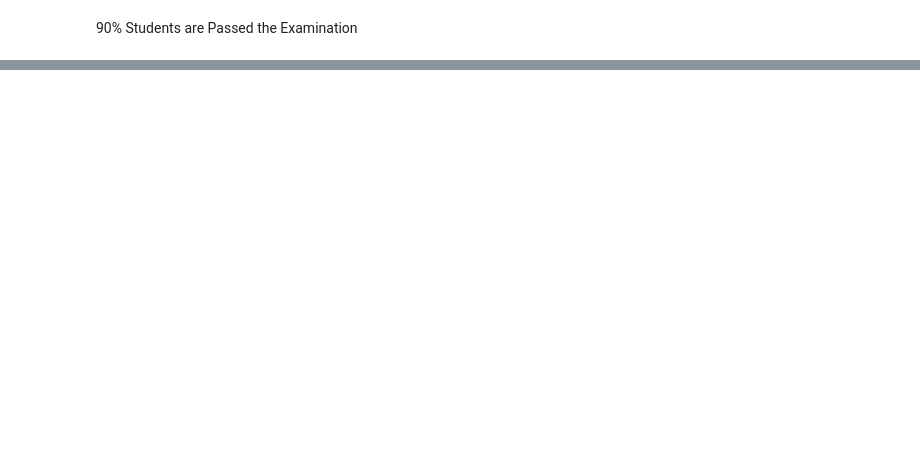
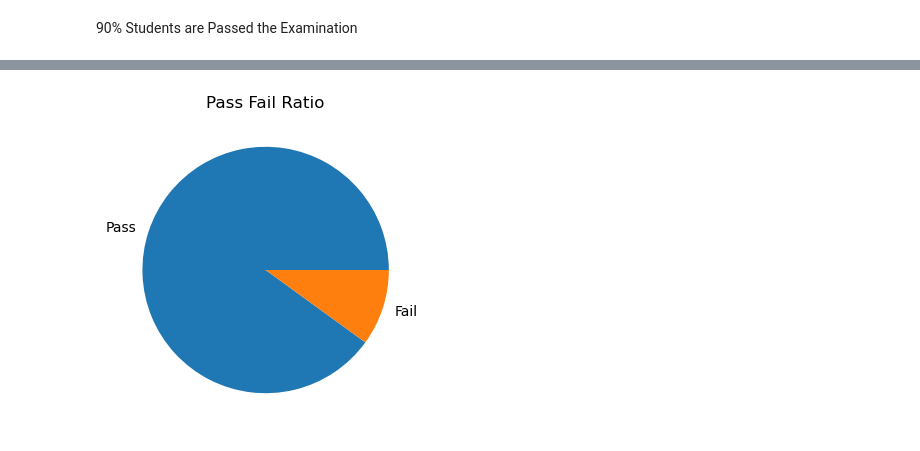
Before and after one commit to Ujjwal2005-12/Student-Performance-Dashboard, a Jupyter notebook: backend/Untitled.ipynb, the cells around one changed output, grey strips where cells are left out. Saved outputs shown, nothing was run; the diff lists cells and outputs as text; code cells hidden in the pictures; blank space fills up the shorter version.

```diff
--- a/backend/Untitled.ipynb
+++ b/backend/Untitled.ipynb
@@ -148,0 +163,8 @@ df2.head()
+# %%
+plt.figure(figsize=(4,4))
+result_count.plot(kind='pie')
+plt.title('Pass Fail Ratio')
+plt.ylabel('')
+plt.savefig("../output/pass_fail.png")
+# %% [output]
+[figure, added]
```
Also changed, not shown: parts of 12 cells of this notebook, 2 other files.
